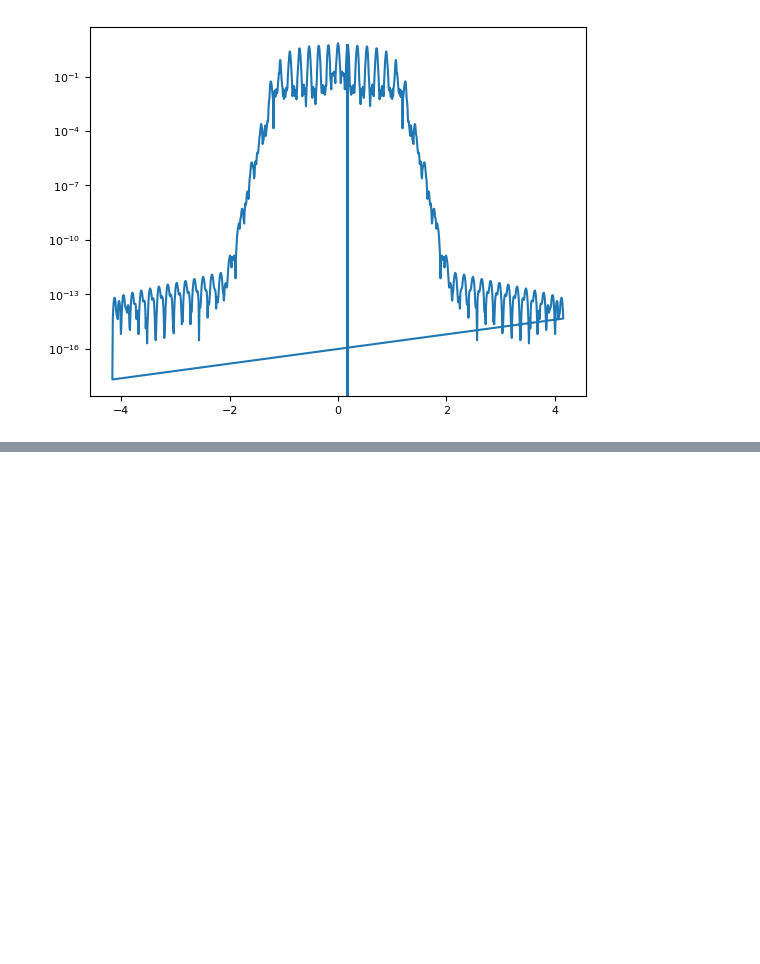
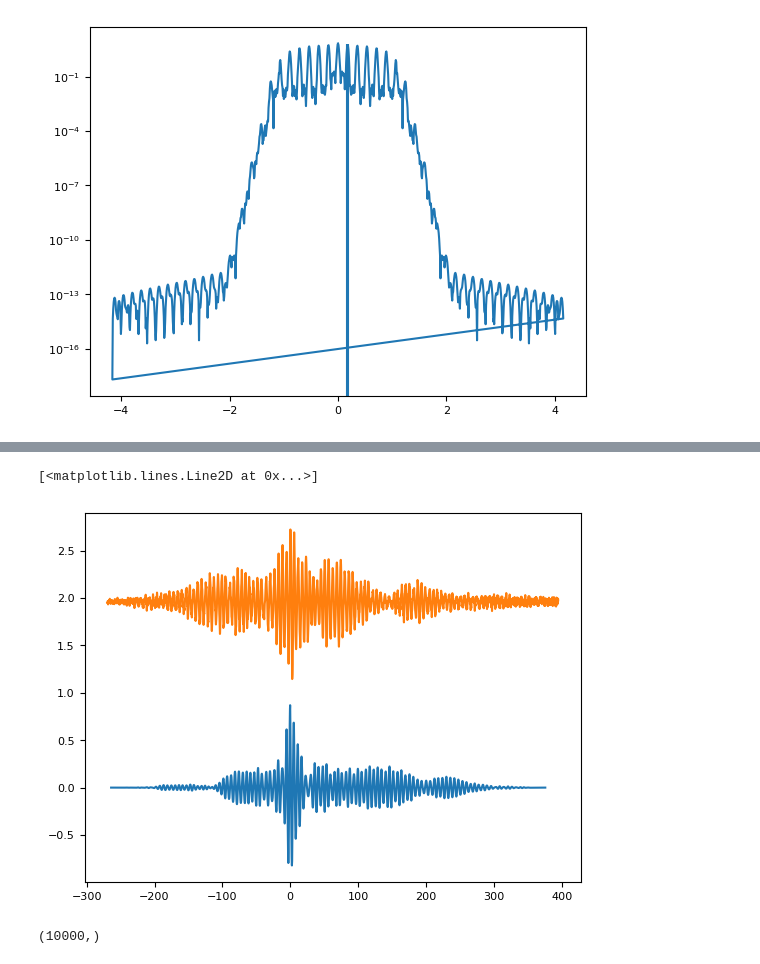
Before and after one commit to ritzkowsky42/SupercontinuumSamplingSimulation, a Jupyter notebook: DeconvolveArtificial.ipynb, the cells around one changed output, grey strips where cells are left out. Saved outputs shown, nothing was run; the diff lists cells and outputs as text; code cells hidden in the pictures; blank space fills up the shorter version.

Commit message:
Added atempted deconv of measured signal

```diff
--- a/DeconvolveArtificial.ipynb
+++ b/DeconvolveArtificial.ipynb
@@ -246,0 +247,63 @@ plt.show()
+# %%
+# Deconvoluting the measured signal using the analytical functions
+# Read CSV files with complex values
+signal_data = np.genfromtxt("FilteredWaveformSCG0415.csv", delimiter=',', dtype=complex)
+
+
+
+
+
+signal_time = signal_data[:, 0].real
+signal_values = signal_data[:, 1]
+
+# Interpolate the signal to the same time points as the pump and reference signals
+interpSignal = interpolate.interp1d(
+    np.flip(signal_time),
+    np.flip(signal_values.real),
+    kind='linear',
+    fill_value=0,
+    bounds_error=False
+)
+
+
+vars = loadmat("Waveforms/nondegenerate.mat")
+
+# with h5py.File("Waveforms/AllTraces.mat", 'r') as f:
+#     # List all groups
+#     print("Keys: %s" % f.keys())
+#     # Get the data
+#     vars2 = {key: np.array(f[key]) for key in f.keys()}
+
+# Reverse and flatten the time and field arrays
+meas1Time = np.flip(vars["nondegen_20230415_10ms_longgateshortsig_time"].flatten())
+meas1Field = np.flip(vars["nondegen_20230415_10ms_longgateshortsig_total"].flatten())
+
+
+
+
+# Compute Hilbert transform and normalize
+meas1Cmplx = signal.hilbert(meas1Field)
+meas1Cmplx = meas1Cmplx / np.max(np.abs(meas1Cmplx))
+
+# Create interpolation function with extrapolation value 0
+interpMeas = interpolate.interp1d(
+    meas1Time,
+    meas1Cmplx.real,
+    kind='linear',
+    fill_value=0,
+    bounds_error=False
+)
+
+plt.plot(signal_time, signal_values.real)
+plt.plot(meas1Time, meas1Field+2)
+# %% [output]
+[<matplotlib.lines.Line2D at 0x...>]
+[figure, added]
+# %%
+convFunction = FNemissionDerivative(-pumpField, 76, 15)/np.max(FNemissionDerivative(-pumpField, 76, 15))
+signalFunction = interpSignal(tPump)
+LongGate = interpMeas(tPump)
+
+print(signalFunction.shape)
+# %% [output]
+(10000,)
```
Also changed, not shown: parts of 4 cells of this notebook, 6 other files.
